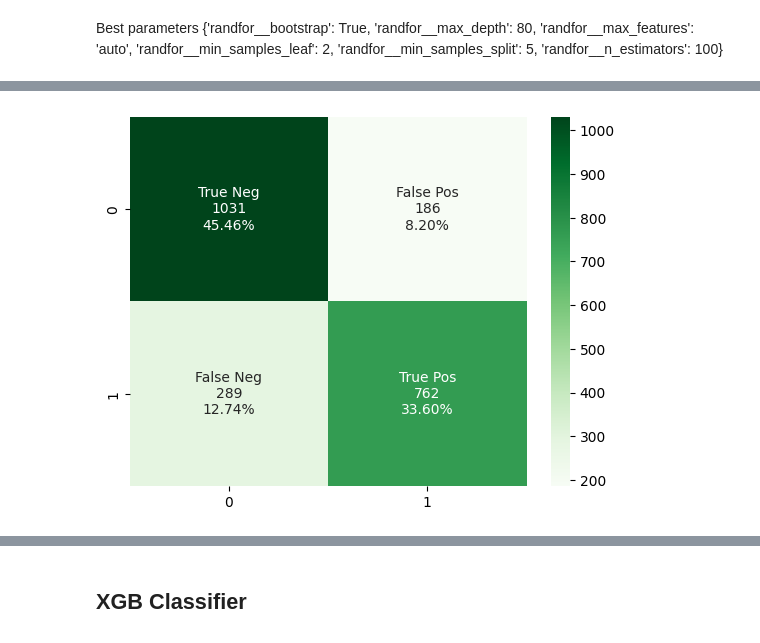
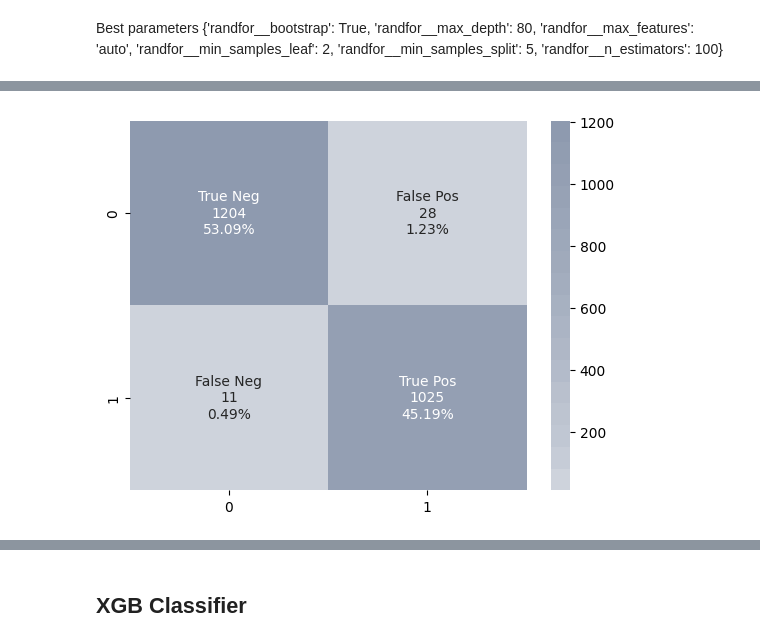
Before and after one commit to scheinmensch/Infringement_Detection_on_Airbnb, a Jupyter notebook: notebooks/Modelling.ipynb, the cells around one changed output, grey strips where cells are left out. Cells and saved outputs as stored; diff of their text form; code cells hidden in the pictures.

```diff
--- a/notebooks/Modelling.ipynb
+++ b/notebooks/Modelling.ipynb
@@ -192,0 +287,4 @@ cat_features
+# %%
+num_features = list(X_train.columns[X_train.dtypes!=object])
+num_features.remove('host_since')
+num_features
@@ -193,9 +307,14 @@ cat_features
+# %%
+num_pipeline = Pipeline([
+    ('std_scaler', StandardScaler())
+])
 # %%
 cat_pipeline = Pipeline([
     ('1hot', OneHotEncoder(handle_unknown='ignore'))
 ])
 # %%
 preprocessor = ColumnTransformer([
+    ('num', num_pipeline, num_features),
     ('cat', cat_pipeline, cat_features)
 ])
 # %% [markdown]
@@ -362,12 +493,12 @@ param_rf_all = {'randfor__n_estimators':[100, 500, 1000, 1500, 2000],
 Best parameters
 {'randfor__bootstrap': True, 'randfor__max_depth': 80, 'randfor__max_features': 'auto', 'randfor__min_samples_leaf': 2, 'randfor__min_samples_split': 5, 'randfor__n_estimators': 100}
 # %%
-param_rf_best = {'randfor__n_estimators':[100],
-                'randfor__min_samples_split': [5],
-                'randfor__max_depth': [80],
+param_rf_best = {'randfor__n_estimators':[1500],
+                'randfor__min_samples_split': [2],
+                'randfor__max_depth': [50],
                 'randfor__max_features': ['auto'],
-                'randfor__min_samples_leaf' : [2],
-                'randfor__bootstrap': [True],
+                'randfor__min_samples_leaf' : [1],
+                'randfor__bootstrap': [False],
              }
 # %%
 grid_rf = GridSearchCV(pipe_rf, param_grid=param_rf_best, cv=5, scoring='precision',
@@ -430,16 +565,16 @@ Precision: 0.80
 # %%
 cfm_rf = confusion_matrix(y_test, y_test_predicted_rf)
 group_names = ['True Neg','False Pos','False Neg','True Pos']
 group_counts = ['{0:0.0f}'.format(value) for value in
                 cfm_rf.flatten()]
 group_percentages = ['{0:.2%}'.format(value) for value in
                      cfm_rf.flatten()/np.sum(cfm_bl)]
 labels = [f'{v1}\n{v2}\n{v3}' for v1, v2, v3 in
           zip(group_names,group_counts,group_percentages)]
 labels = np.asarray(labels).reshape(2,2)
-sns.heatmap(cfm_rf, annot=labels, fmt='', cmap='Greens');
+sns.heatmap(cfm_rf, annot=labels, fmt='', cmap=c2);
 # %% [output]
-[figure, old version]
+[figure, new version]
 # %%
 y_test_proba_rf = randomforest.predict_proba(X_test)
 y_test_proba_rf = y_test_proba_rf[:,1]
```
Also changed, not shown: parts of 56 cells of this notebook, 3 other files.
